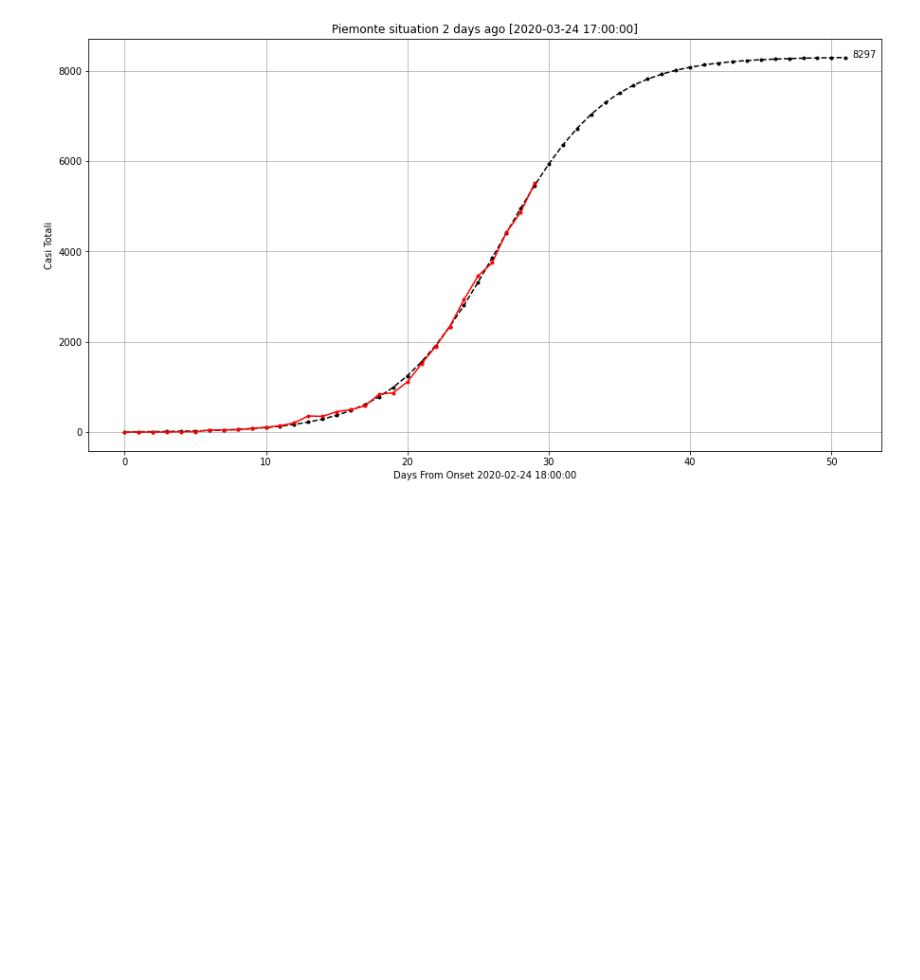
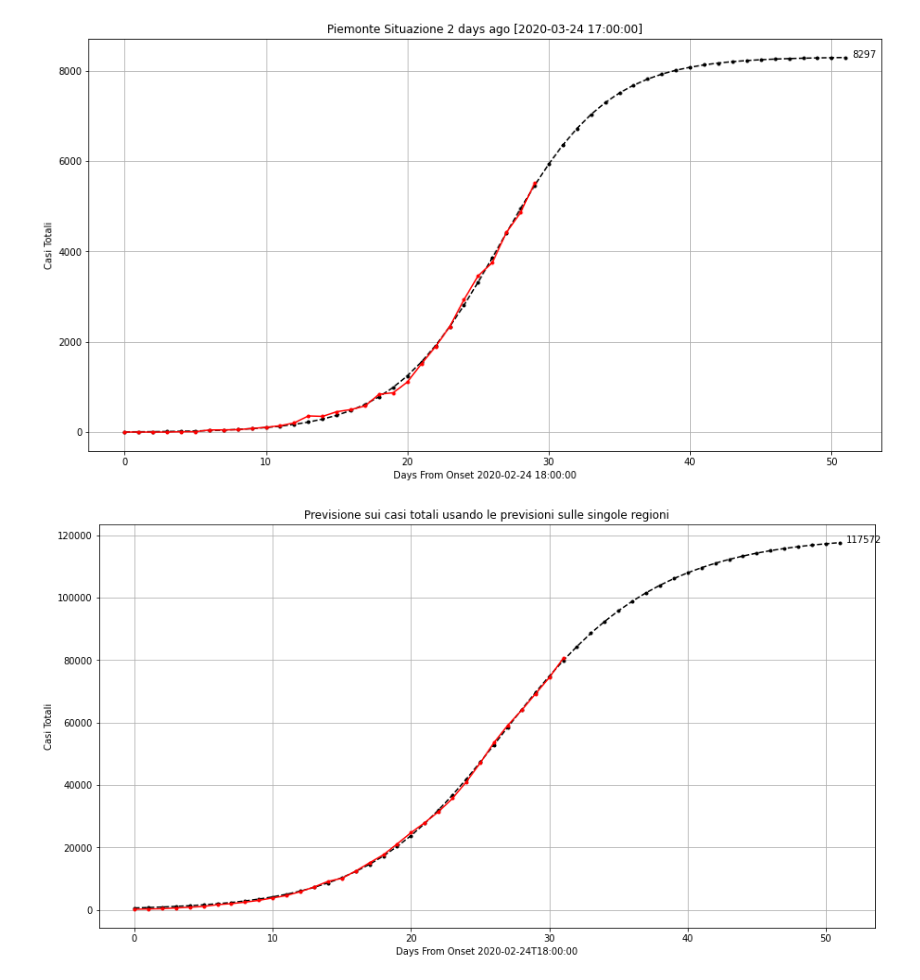
Before and after one commit to linker81/COVID19-Italy, a Jupyter notebook: COVID19_Italy.ipynb, the cells around one changed output. Saved outputs shown, nothing was run; the diff lists cells and outputs as text; code cells hidden in the pictures; blank space fills up the shorter version.

Commit message:
National Forecasting using the combination of Regional Forecasting Models

```diff
--- a/COVID19_Italy.ipynb
+++ b/COVID19_Italy.ipynb
@@ -137,8 +141,8 @@ df_regioni_covid = pd.read_csv(csv_name_regional, sep=",", header=0, parse_dates
 # %% [markdown]
 #Forecasts
 # %%
-def f_sigmoid(x, a, b, c):
-  # a = sigmoid midpoint
+def f_logistic(x, a, b, c):
+  # a = midpoint
   # b = curve steepness (logistic growth)
   # c = max value
   return (c / (1 + np.exp(-b*(x-a))))
@@ -146,7 +150,7 @@ def f_sigmoid(x, a, b, c):
 def avg_err(pcov):
     return np.round(np.sqrt(np.diag(pcov)).mean(), 2)
 # %%
-def plot_region (region_name = 'Campania'):
+def retrieve_region (region_name = 'Campania', plot_fig=True):
   df_regione = df_regioni_covid[df_regioni_covid['denominazione_regione'] == region_name]
 
   df_regione.index = df_regione["data"]
@@ -164,8 +168,9 @@ def plot_region (region_name = 'Campania'):
   tot_dom = df_regione["isolamento_domiciliare"].tolist()
   intensitive_care = df_regione["terapia_intensiva"].tolist()
 
-  plot_figure(dates_col, tot_casi_col, 'b', legends=['Casi Totali'],
-              title='Casi Totali' + ' ' + region_name)
+  if (plot_fig):
+    plot_figure(dates_col, tot_casi_col, 'b', legends=['Casi Totali'],
+                title='Casi Totali' + ' ' + region_name)
 
   return [dates_col, tot_casi_col, tot_healed_col, tot_deaths_col, new_positive_col,
      tot_actual_positive_col, tot_swabs_col, tot_hospitalized, tot_dom,
@@ -207,3 +215,5 @@ def forecast_using_sigmoid(dates, values, future_days = 20, title='', ylabel='',
+# %%
+time_horizon = 20
 # %%
 region_name = 'Campania'
 [dates_col, tot_casi_col, tot_healed_col, tot_deaths_col, new_positive_col,
@@ -264,3 +274,33 @@ Casi Totali Piemonte
 [figure]
 [figure]
 [figure]
+# %%
+# Forecast using the regional models
+
+total_y_m = np.zeros((len(tot_casi_col) + time_horizon))
+
+for region in df_regioni_covid['denominazione_regione'].unique():
+  [dates_col, tot_casi_col, tot_healed_col, tot_deaths_col, new_positive_col,
+     tot_actual_positive_col, tot_swabs_col, tot_hospitalized, tot_dom,
+     intensitive_care] = retrieve_region (region_name = region, plot_fig=False)
+  x_m, y_m = forecast_using_logistic(dates_col, tot_casi_col, time_horizon=time_horizon, title=region, ylabel='Casi Totali', plot_fig=False)
+
+  total_y_m += y_m
+# %%
+tot_casi_col = df_ita_covid["totale_casi"].tolist()
+dates_col = df_ita_covid["data"].tolist()
+
+x = np.arange(0, len(dates_col))
+
+# creating the matplotlib visualization
+plt.figure(figsize=(15,8))
+plt.plot(x_m, total_y_m, c='k', marker=".", linestyle='dashed')
+plt.text(x_m[-1]+.5, total_y_m[-1], str(int(total_y_m[-1])), size = 10)
+
+plt.plot(x, tot_casi_col, c='r', marker=".")
+plt.xlabel("Days From Onset " + str(dates_col[0]))
+plt.ylabel('Casi Totali')
+plt.title('Previsione sui casi totali usando le previsioni sulle singole regioni')
+plt.grid()
+# %% [output]
+[figure, added]
```
Also changed, not shown: parts of 7 cells of this notebook.
